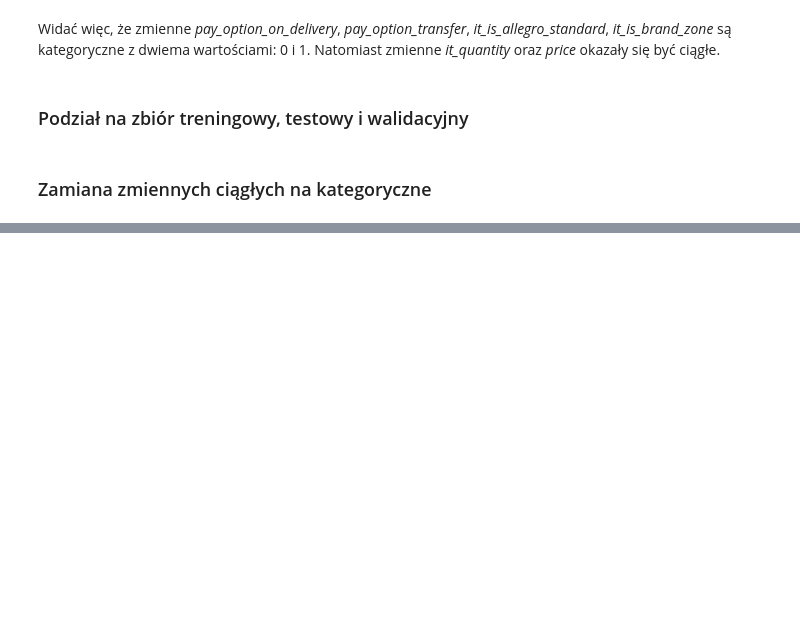
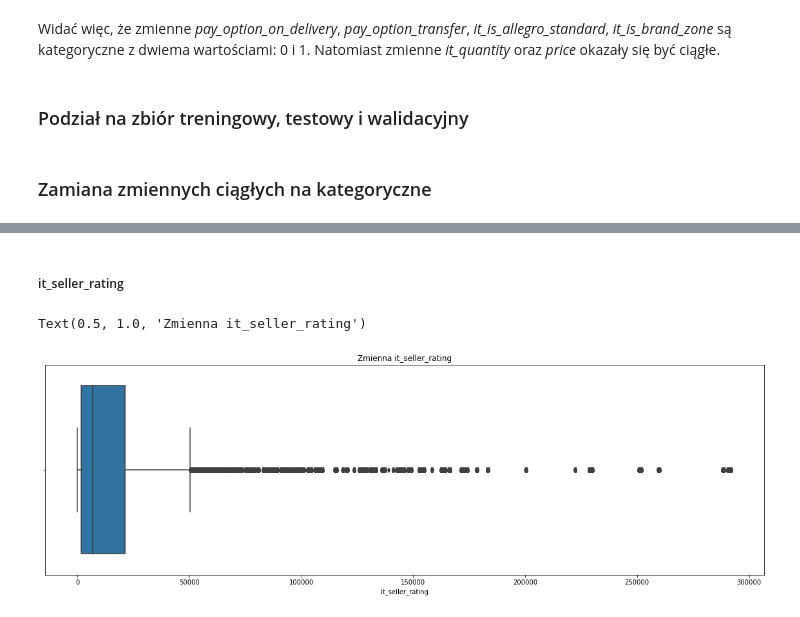
Before and after one commit to malwina0/2022L-ML, a Jupyter notebook: ZD2/ZD2_JakubPiwko_MalwinaWojewoda.ipynb, the cells around one changed output, grey strips where cells are left out. Saved outputs shown, nothing was run; the diff lists cells and outputs as text; code cells hidden in the pictures; blank space fills up the shorter version.

```diff
--- a/ZD2/ZD2_JakubPiwko_MalwinaWojewoda.ipynb
+++ b/ZD2/ZD2_JakubPiwko_MalwinaWojewoda.ipynb
@@ -141,0 +164,11 @@ Nie ma sensu zmienać zmiennej *item_id* ponieważ to numer identyfikujący konk
+# %%
+X_train['it_quantity'] = pd.cut(X_train['it_quantity'], bins=[-1, 20000, 40000, 60000, 80000, 100000], labels=['A', 'B', 'C', 'D', 'E'])
+# %% [markdown]
+##### it_seller_rating
+# %%
+plt.figure(figsize=(20, 6))
+box_plot = sns.boxplot(X_train['it_seller_rating'])
+box_plot.set_title('Zmienna it_seller_rating')
+# %% [output]
+Text(0.5, 1.0, 'Zmienna it_seller_rating')
+[figure, added]
```
Also changed, not shown: parts of 21 cells of this notebook.
